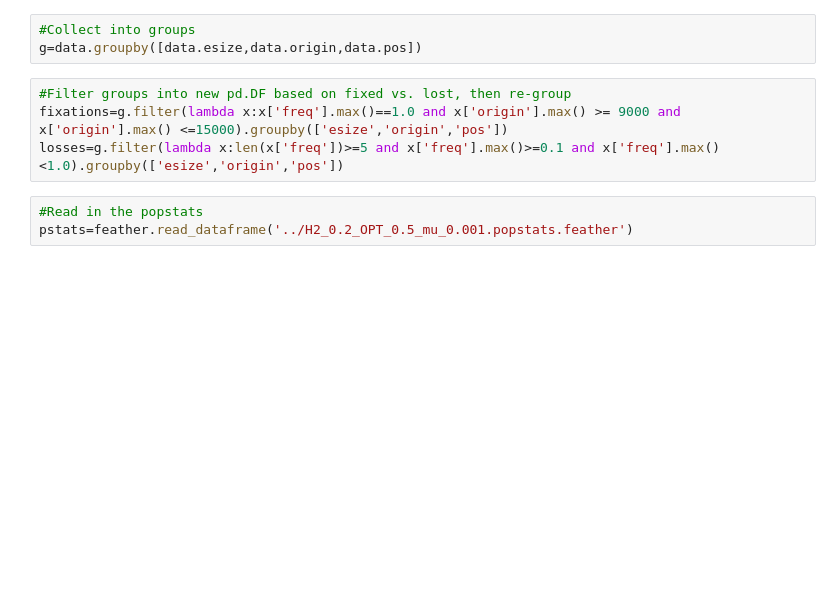
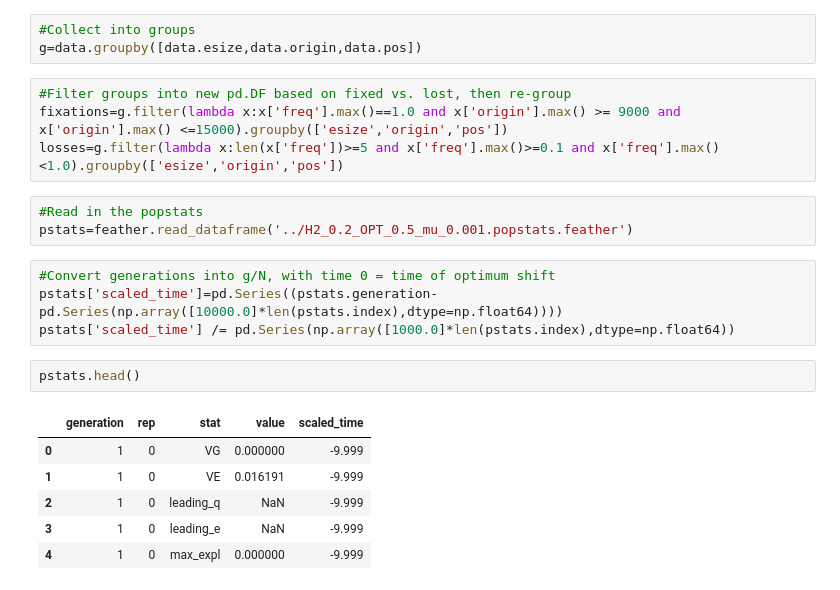
Before and after one commit to molpopgen/qtrait_paper, a Jupyter notebook: BoGPoster/Trajectories.ipynb, the cells around one changed output. Drawn from its saved outputs; the diff is of its cells as text; blank space fills up the shorter version.

```diff
--- a/BoGPoster/Trajectories.ipynb
+++ b/BoGPoster/Trajectories.ipynb
@@ -19,5 +22,18 @@ losses=g.filter(lambda x:len(x['freq'])>=5 and x['freq'].max()>=0.1 and x['freq'
 # %%
 #Read in the popstats
 pstats=feather.read_dataframe('../H2_0.2_OPT_0.5_mu_0.001.popstats.feather')
+# %%
+#Convert generations into g/N, with time 0 = time of optimum shift
+pstats['scaled_time']=pd.Series((pstats.generation-pd.Series(np.array([10000.0]*len(pstats.index),dtype=np.float64))))
+pstats['scaled_time'] /= pd.Series(np.array([1000.0]*len(pstats.index),dtype=np.float64))
+# %%
+pstats.head()
+# %% [output]
+|  | generation | rep | stat | value | scaled_time |
+| 0 | 1 | 0 | VG | 0.000000 | -9.999 |
+| 1 | 1 | 0 | VE | 0.016191 | -9.999 |
+| 2 | 1 | 0 | leading_q | NaN | -9.999 |
+| 3 | 1 | 0 | leading_e | NaN | -9.999 |
+| 4 | 1 | 0 | max_expl | 0.000000 | -9.999 |
 # %%
 pstatsRep0=pstats.groupby(['rep']).filter(lambda x:x['rep'].max()==0) #Pull out data for replicate 0.  max() is a hack...
```
Also changed, not shown: parts of 4 cells of this notebook.
